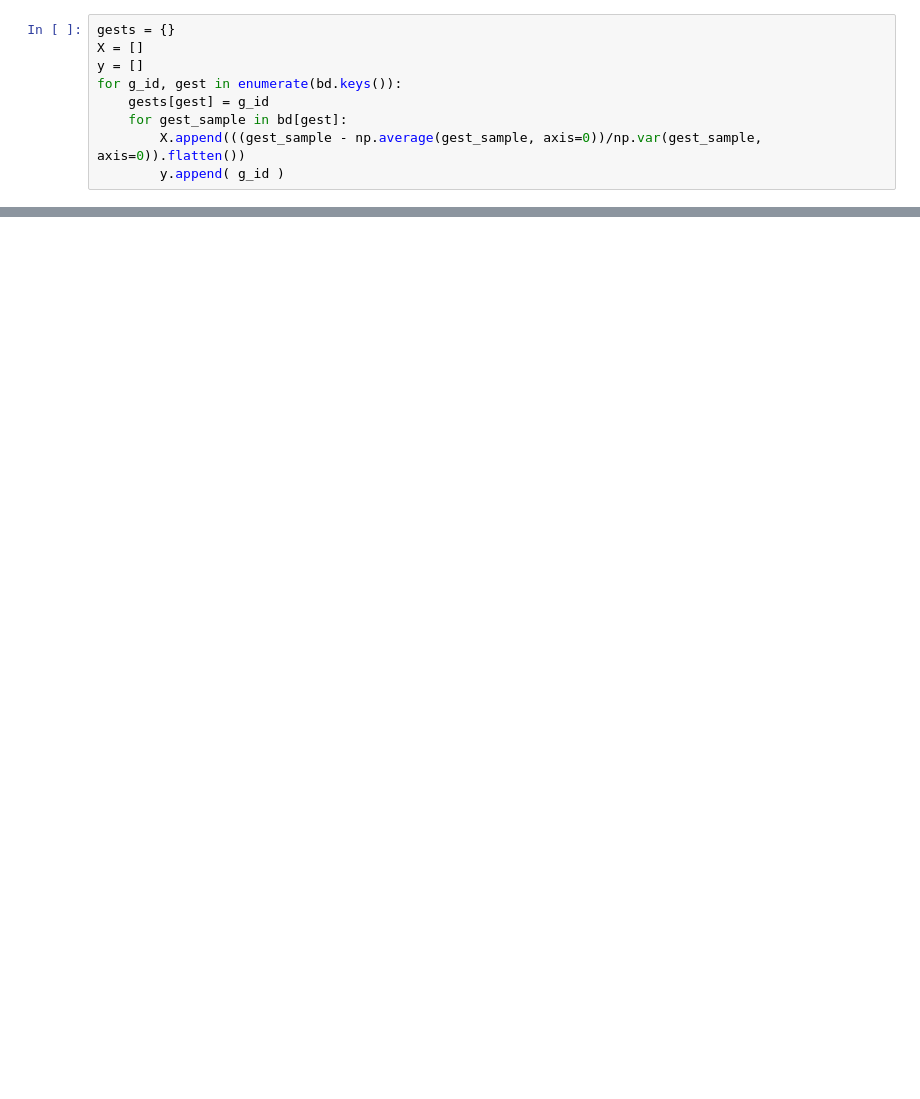
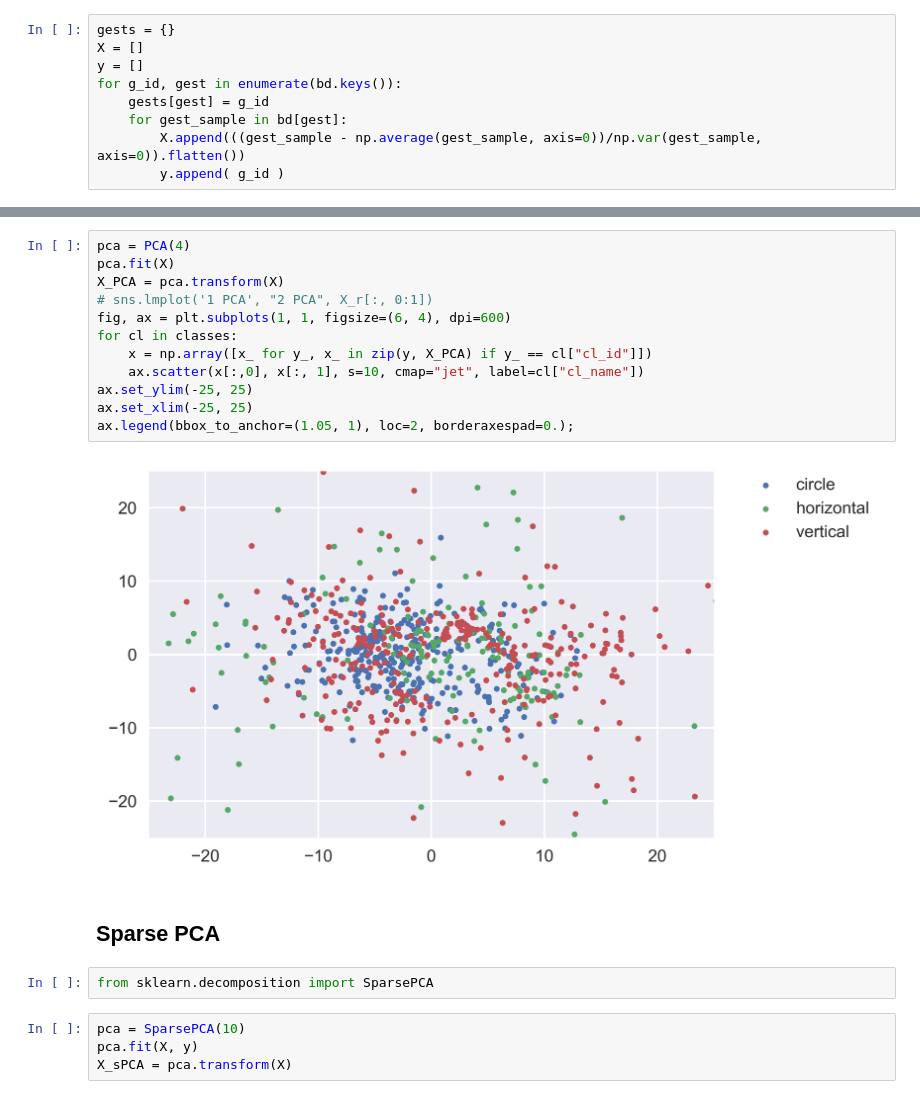
Before and after one commit to safoex/MagicWand, a Jupyter notebook: Gesture classification.ipynb, the cells around one changed output, grey strips where cells are left out. Saved outputs shown, nothing was run; the diff lists cells and outputs as text; blank space fills up the shorter version.

```diff
--- a/Gesture classification.ipynb
+++ b/Gesture classification.ipynb
@@ -42,0 +327,22 @@ KFold score: 0.718 ± 0.053
+# %%
+pca = PCA(4)
+pca.fit(X)
+X_PCA = pca.transform(X)
+# sns.lmplot('1 PCA', "2 PCA", X_r[:, 0:1])
+fig, ax = plt.subplots(1, 1, figsize=(6, 4), dpi=600)
+for cl in classes:
+    x = np.array([x_ for y_, x_ in zip(y, X_PCA) if y_ == cl["cl_id"]])
+    ax.scatter(x[:,0], x[:, 1], s=10, cmap="jet", label=cl["cl_name"])
+ax.set_ylim(-25, 25)
+ax.set_xlim(-25, 25)
+ax.legend(bbox_to_anchor=(1.05, 1), loc=2, borderaxespad=0.);
+# %% [output]
+[figure, added]
+# %% [markdown]
+## Sparse PCA
+# %%
+from sklearn.decomposition import SparsePCA
+# %%
+pca = SparsePCA(10)
+pca.fit(X, y)
+X_sPCA = pca.transform(X)
```
Also changed, not shown: parts of 51 cells of this notebook, 2 other files.
